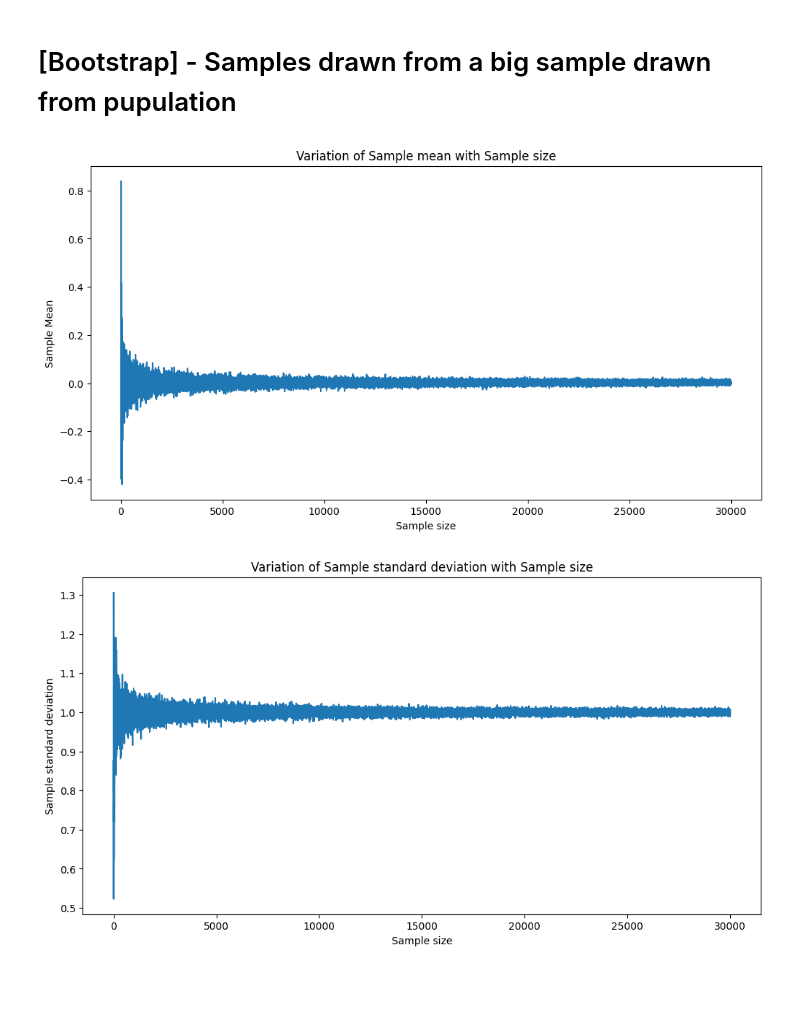
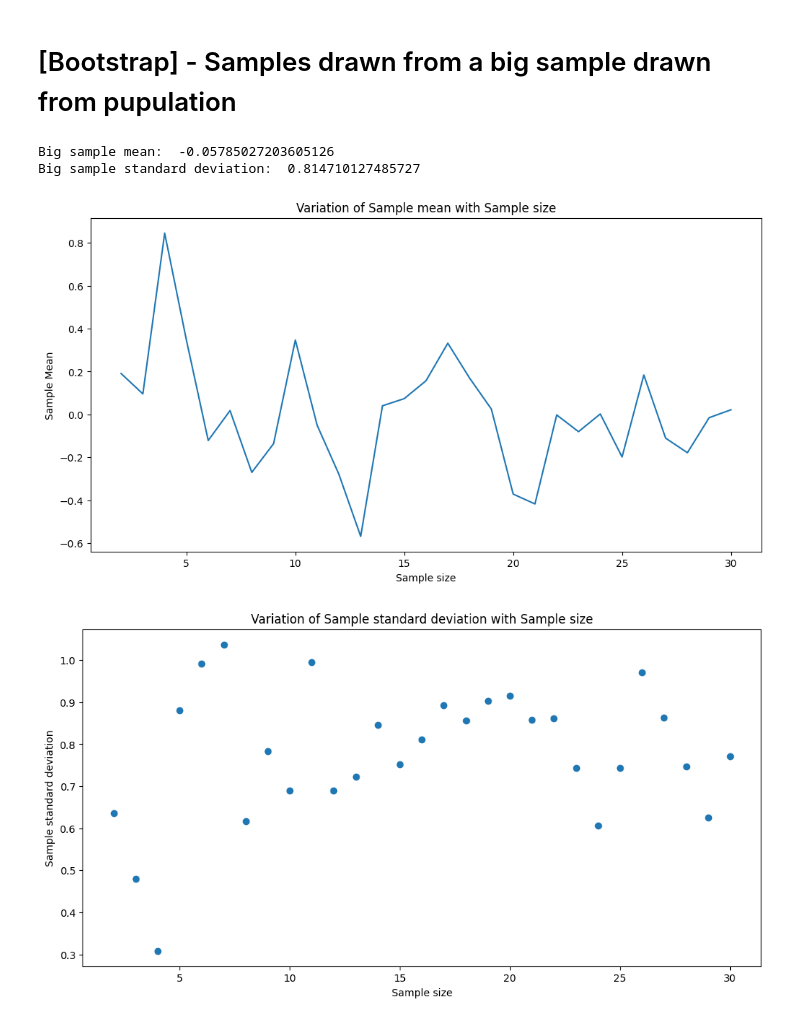
Before and after one commit to kunalkundu30/bootstrapping-fundamentals, a Jupyter notebook: bootstrapping.ipynb, the cells around one changed output. Saved outputs shown, nothing was run; the diff lists cells and outputs as text; code cells hidden in the pictures; blank space fills up the shorter version.

```diff
--- a/bootstrapping.ipynb
+++ b/bootstrapping.ipynb
@@ -44,37 +44,42 @@ plt.show()
 # %%
 # Samples drawn a large sample drawn from normal distribution
 
-big_sample_size = 1000000
-no_of_samples = 30000
+big_sample_size = 50
+no_of_samples = 30
 result={}
 
 big_sample = np.random.normal(loc=0,scale=1,size=big_sample_size)
 
 for sample_size in range(2,no_of_samples+1):
     sample = np.random.choice(big_sample, size=sample_size)
     sample_mean = sample.mean()
     sample_std_dev = np.sqrt(np.var(sample,ddof=1))
     result[sample_size] = [sample_mean, sample_std_dev]
     # print("Mean :", sample.mean())
     # print("Standard Deviation :", sample.std())
 
 means = [sample_result[0] for sample_result in result.values()]
 std_devs = [sample_result[1] for sample_result in result.values()]
 sample_sizes = result.keys()
 
+print("Big sample mean: ", big_sample.mean())
+print("Big sample standard deviation: ", np.sqrt(np.var(big_sample,ddof=1)))
+
 plt.figure(figsize=(12,6))
 plt.plot(sample_sizes, means)
 plt.xlabel("Sample size")
 plt.ylabel("Sample Mean")
 plt.title("Variation of Sample mean with Sample size")
 plt.show()
 
 plt.figure(figsize=(12,6))
-plt.plot(sample_sizes, std_devs)
+plt.scatter(sample_sizes, std_devs)
 plt.xlabel("Sample size")
 plt.ylabel("Sample standard deviation")
 plt.title("Variation of Sample standard deviation with Sample size")
 plt.show()
 # %% [output]
+Big sample mean:  -0.05785027203605126
+Big sample standard deviation:  0.814710127485727
-[figure, old version]
+[figure, new version]
-[figure, old version]
+[figure, new version]
```
